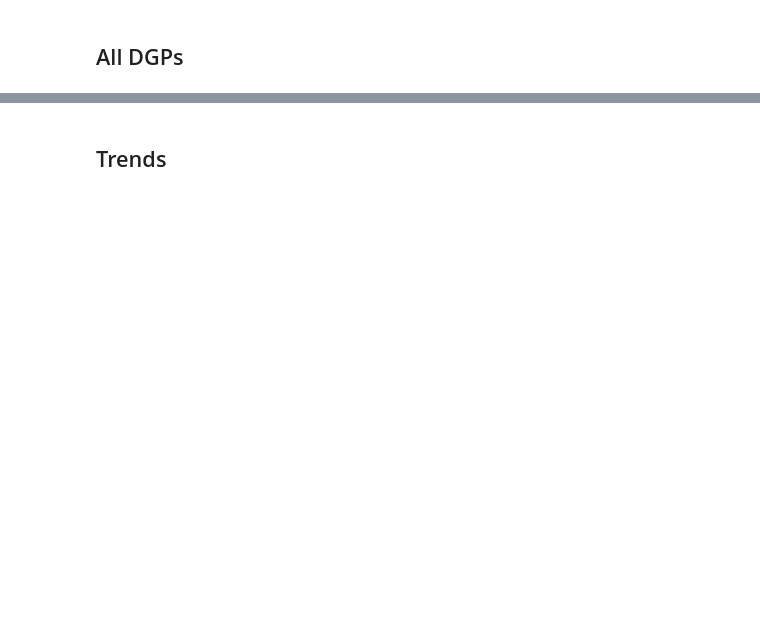
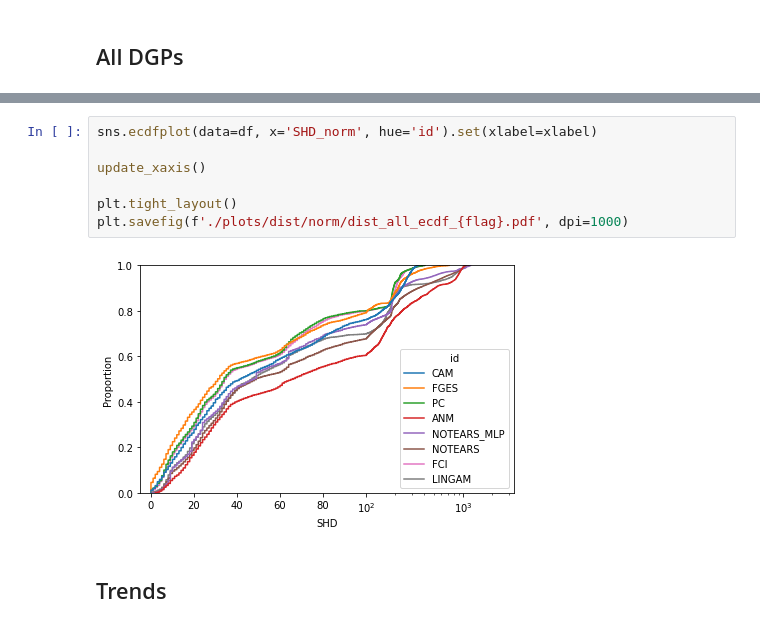
Before and after one commit to misoc-mml/hyperparams-causal-discovery, a Jupyter notebook: hyperparams/hyperparams_dist_norm.ipynb, the cells around one changed output, grey strips where cells are left out. Drawn from its saved outputs; the diff is of its cells as text; blank space fills up the shorter version.

```diff
--- a/hyperparams/hyperparams_dist_norm.ipynb
+++ b/hyperparams/hyperparams_dist_norm.ipynb
@@ -36,3 +61,12 @@ sns.boxplot(data=df, x='SHD_norm', y='id', order=algs).set(ylabel=' ')
+# %%
+sns.ecdfplot(data=df, x='SHD_norm', hue='id').set(xlabel=xlabel)
+
+update_xaxis()
+
+plt.tight_layout()
+plt.savefig(f'./plots/dist/norm/dist_all_ecdf_{flag}.pdf', dpi=1000)
+# %% [output]
+[figure, added]
 # %% [markdown]
 ## Trends
 # %%
```
Also changed, not shown: parts of 13 cells of this notebook, 46 other files.
